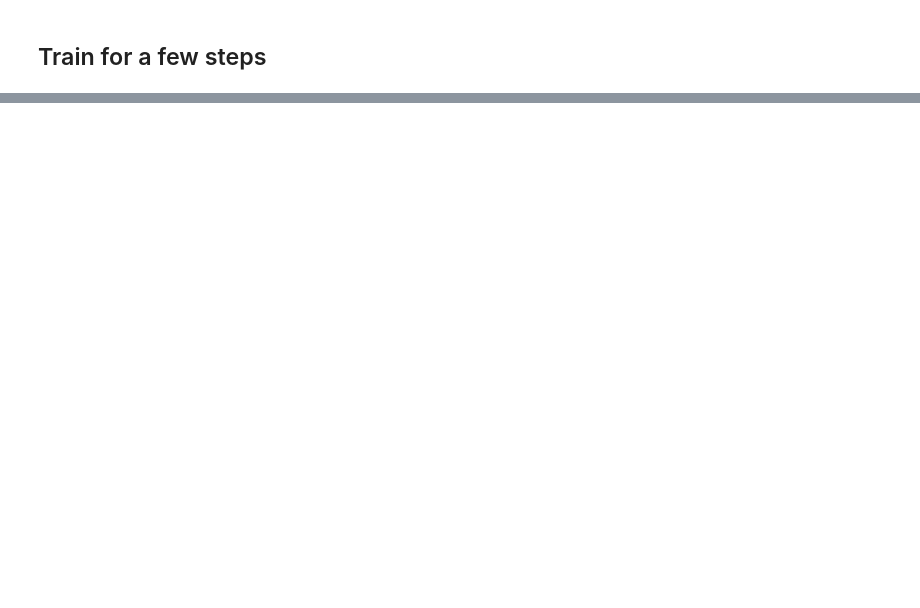
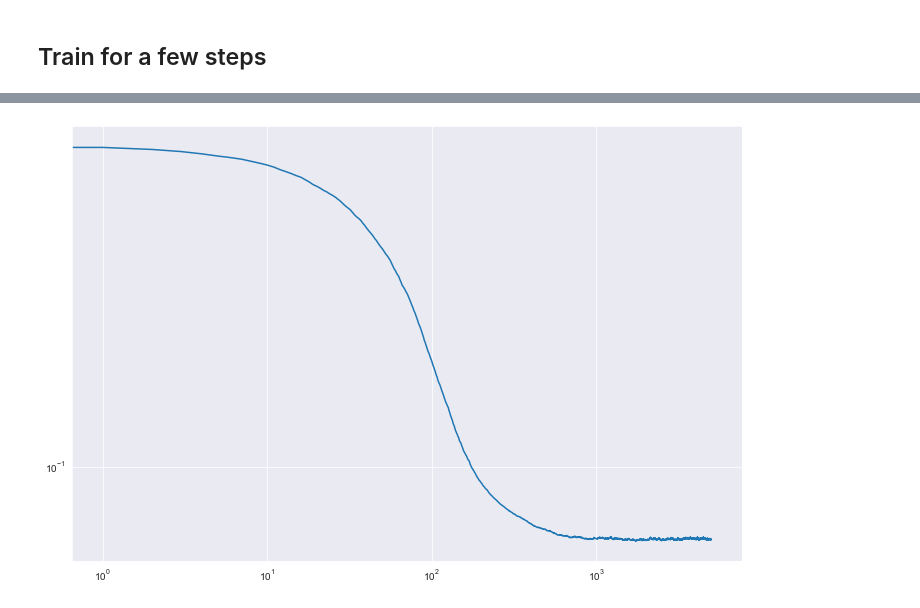
Before and after one commit to karl-hajjar/learning-structure, a Jupyter notebook: learning-structure/notebooks/first-plot.ipynb, the cells around one changed output, grey strips where cells are left out. Drawn from its saved outputs; the diff is of its cells as text; code cells hidden in the pictures; blank space fills up the shorter version.

```diff
--- a/learning-structure/notebooks/first-plot.ipynb
+++ b/learning-structure/notebooks/first-plot.ipynb
@@ -72,0 +128,9 @@ init_neurons = network.input_layer.weight.data.detach().clone().numpy()
+# %%
+sns.set_style('darkgrid')
+plt.figure(figsize=(12,8))
+plt.plot(np.arange(len(val_losses)), val_losses)
+plt.xscale('log')
+plt.yscale('log')
+plt.show()
+# %% [output]
+[figure, added]
```
Also changed, not shown: parts of 59 cells of this notebook, 7 other files.
